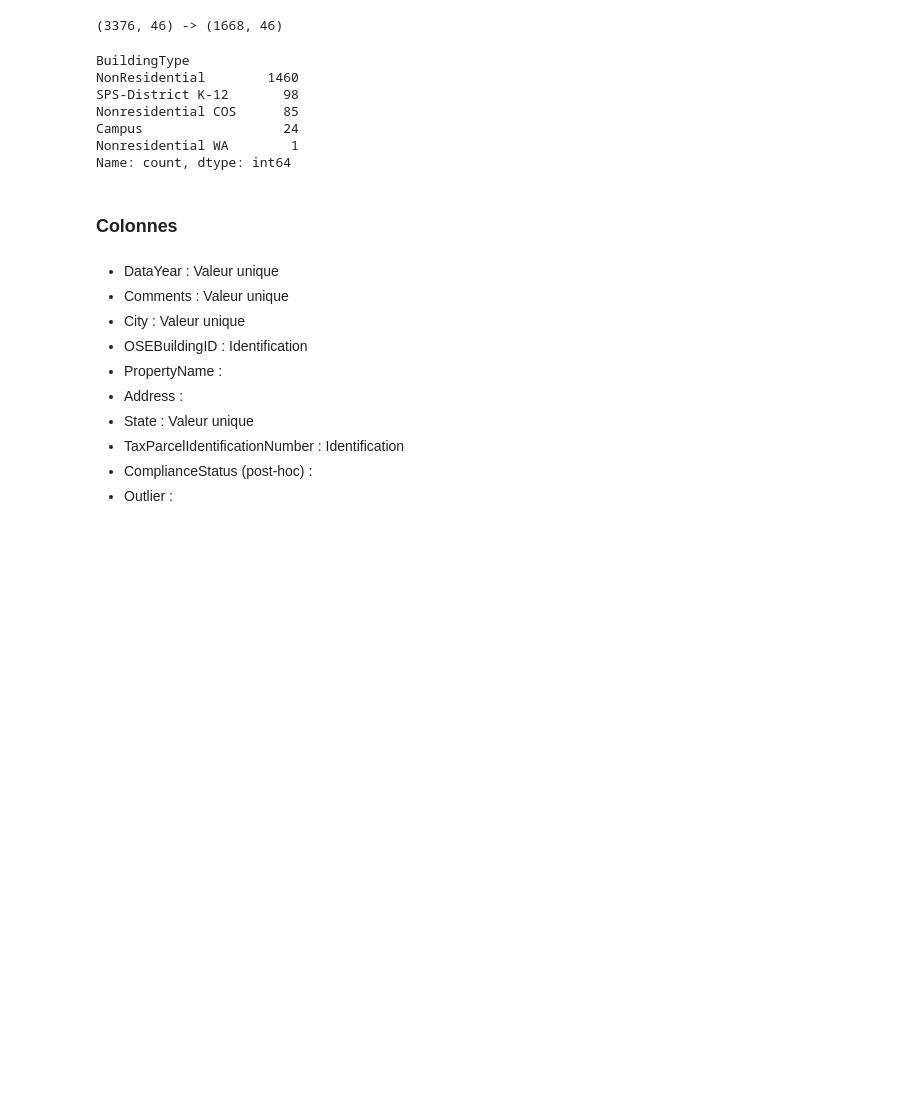
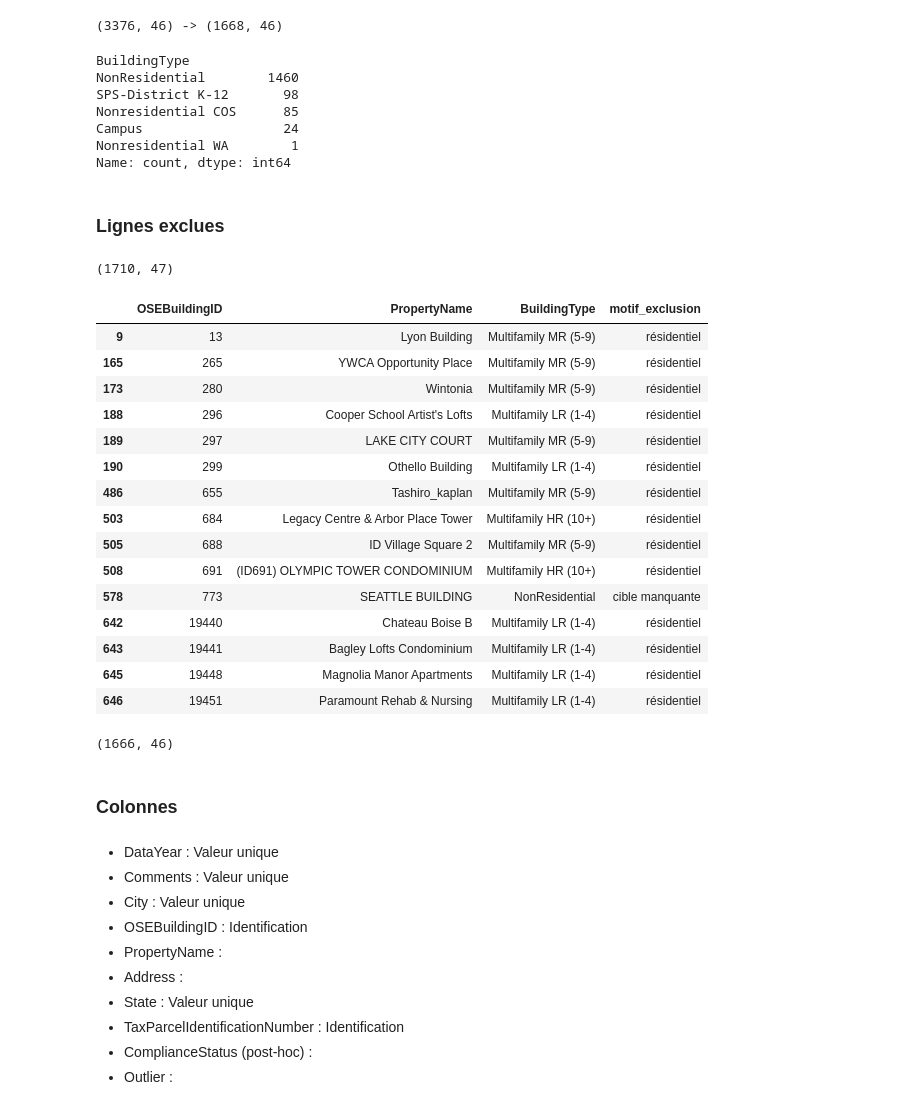
Before and after one commit to AlexyCatelle/seattle-simplon, a Jupyter notebook: main.ipynb, the cells around one changed output. Drawn from its saved outputs; the diff is of its cells as text; code cells hidden in the pictures; blank space fills up the shorter version.

```diff
--- a/main.ipynb
+++ b/main.ipynb
@@ -231,6 +231,42 @@ Nonresidential COS      85
 Campus                  24
 Nonresidential WA        1
 Name: count, dtype: int64
+# %% [markdown]
+### Lignes exclues
+# %%
+motif = np.where(df['BuildingType'].isin(types_residentiels), 'résidentiel',
+        np.where(df['TotalGHGEmissions'].isna(), 'cible manquante', ''))
+
+df_exclus = df[motif != ''].copy()
+df_exclus['motif_exclusion'] = motif[motif != '']
+
+print(df_exclus.shape)
+df_exclus.groupby('motif_exclusion').size()
+df_exclus[['OSEBuildingID', 'PropertyName', 'BuildingType',
+           'motif_exclusion']].head(15)
+# %% [output]
+(1710, 47)
+|  | OSEBuildingID | PropertyName | BuildingType | motif_exclusion |
+| 9 | 13 | Lyon Building | Multifamily MR (5-9) | résidentiel |
+| 165 | 265 | YWCA Opportunity Place | Multifamily MR (5-9) | résidentiel |
+| 173 | 280 | Wintonia | Multifamily MR (5-9) | résidentiel |
+| 188 | 296 | Cooper School Artist's Lofts | Multifamily LR (1-4) | résidentiel |
+| 189 | 297 | LAKE CITY COURT | Multifamily MR (5-9) | résidentiel |
+| 190 | 299 | Othello Building | Multifamily LR (1-4) | résidentiel |
+| 486 | 655 | Tashiro_kaplan | Multifamily MR (5-9) | résidentiel |
+| 503 | 684 | Legacy Centre & Arbor Place Tower | Multifamily HR (10+) | résidentiel |
+| 505 | 688 | ID Village Square 2 | Multifamily MR (5-9) | résidentiel |
+| 508 | 691 | (ID691) OLYMPIC TOWER CONDOMINIUM | Multifamily HR (10+) | résidentiel |
+| 578 | 773 | SEATTLE BUILDING | NonResidential | cible manquante |
+| 642 | 19440 | Chateau Boise B | Multifamily LR (1-4) | résidentiel |
+| 643 | 19441 | Bagley Lofts Condominium | Multifamily LR (1-4) | résidentiel |
+| 645 | 19448 | Magnolia Manor Apartments | Multifamily LR (1-4) | résidentiel |
+| 646 | 19451 | Paramount Rehab & Nursing | Multifamily LR (1-4) | résidentiel |
+# %%
+df_clean = df_clean.dropna(subset=['TotalGHGEmissions', 'SiteEnergyUse(kBtu)'])
+print(df_clean.shape)
+# %% [output]
+(1666, 46)
 # %% [markdown]
 ### Colonnes
 # %% [markdown]
```
